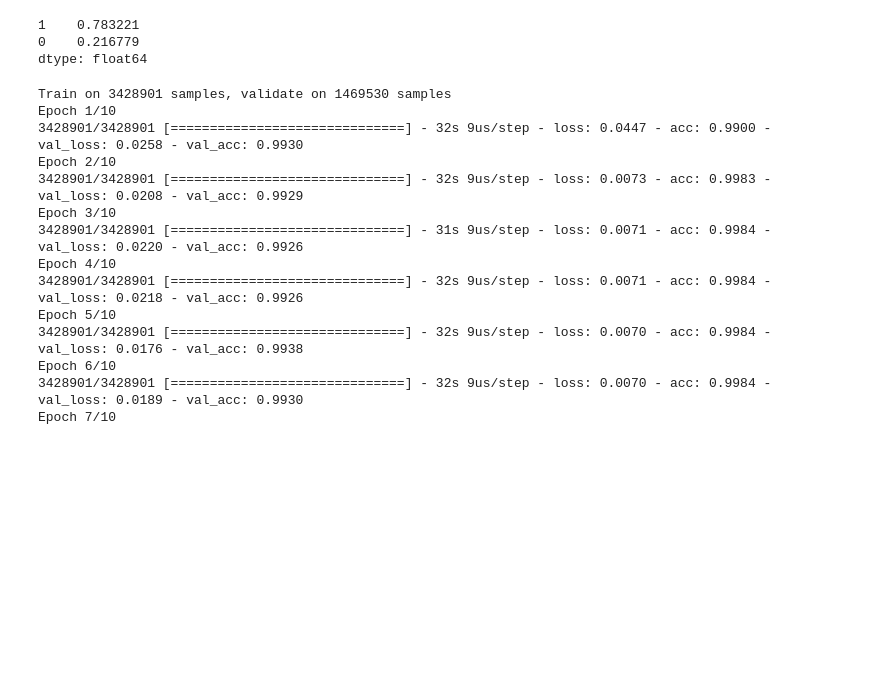
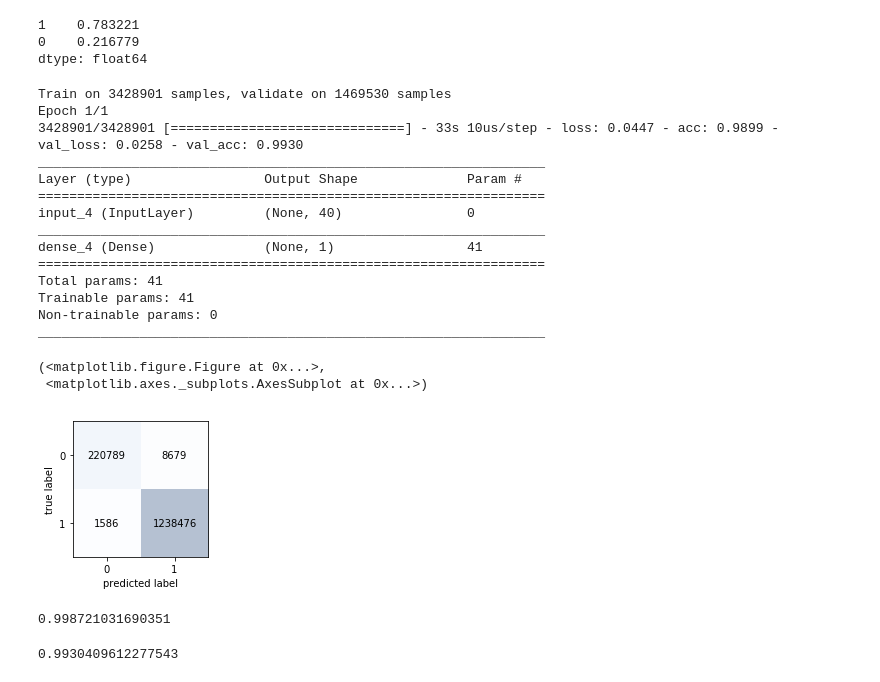
Before and after one commit to abulbasar/neural-networks, a Jupyter notebook: demos/Day 2 - KDDcup 1999.ipynb, the cells around one changed output. Drawn from its saved outputs; the diff is of its cells as text; code cells hidden in the pictures; blank space fills up the shorter version.

```diff
--- a/demos/Day 2 - KDDcup 1999.ipynb
+++ b/demos/Day 2 - KDDcup 1999.ipynb
@@ -254,24 +257,41 @@ model.compile(loss=keras.losses.binary_crossentropy
             , metrics=["accuracy"], optimizer="adam")
 model.fit(X_train, y_train, batch_size=256
           , validation_data = (X_test, y_test)
-          , epochs=10
+          , epochs=1
           , verbose = 1
           , callbacks=[tensor_board])
 
 model.summary()
-print("test accuracy: ",  model.evaluate(X_test, y_test)[1])
 # %% [output]
 Train on 3428901 samples, validate on 1469530 samples
-Epoch 1/10
-3428901/3428901 [==============================] - 32s 9us/step - loss: 0.0447 - acc: 0.9900 - val_loss: 0.0258 - val_acc: 0.9930
-Epoch 2/10
-3428901/3428901 [==============================] - 32s 9us/step - loss: 0.0073 - acc: 0.9983 - val_loss: 0.0208 - val_acc: 0.9929
-Epoch 3/10
-3428901/3428901 [==============================] - 31s 9us/step - loss: 0.0071 - acc: 0.9984 - val_loss: 0.0220 - val_acc: 0.9926
-Epoch 4/10
-3428901/3428901 [==============================] - 32s 9us/step - loss: 0.0071 - acc: 0.9984 - val_loss: 0.0218 - val_acc: 0.9926
-Epoch 5/10
-3428901/3428901 [==============================] - 32s 9us/step - loss: 0.0070 - acc: 0.9984 - val_loss: 0.0176 - val_acc: 0.9938
-Epoch 6/10
-3428901/3428901 [==============================] - 32s 9us/step - loss: 0.0070 - acc: 0.9984 - val_loss: 0.0189 - val_acc: 0.9930
-Epoch 7/10
+Epoch 1/1
+3428901/3428901 [==============================] - 33s 10us/step - loss: 0.0447 - acc: 0.9899 - val_loss: 0.0258 - val_acc: 0.9930
+_________________________________________________________________
+Layer (type)                 Output Shape              Param #
+=================================================================
+input_4 (InputLayer)         (None, 40)                0
+_________________________________________________________________
+dense_4 (Dense)              (None, 1)                 41
+=================================================================
+Total params: 41
+Trainable params: 41
+Non-trainable params: 0
+_________________________________________________________________
+# %%
+y_prob = model.predict(X_test).flatten()
+# %%
+y_test_pred = np.where(y_prob>0.5, 1, 0)
+# %%
+plot_confusion_matrix(confusion_matrix(y_test, y_test_pred))
+# %% [output]
+(<matplotlib.figure.Figure at 0x...>,
+ <matplotlib.axes._subplots.AxesSubplot at 0x...>)
+[figure, added]
+# %%
+recall_score(y_test, y_test_pred)
+# %% [output]
+0.998721031690351
+# %%
+precision_score(y_test, y_test_pred)
+# %% [output]
+0.9930409612277543
```
Also changed, not shown: parts of 6 cells of this notebook.
